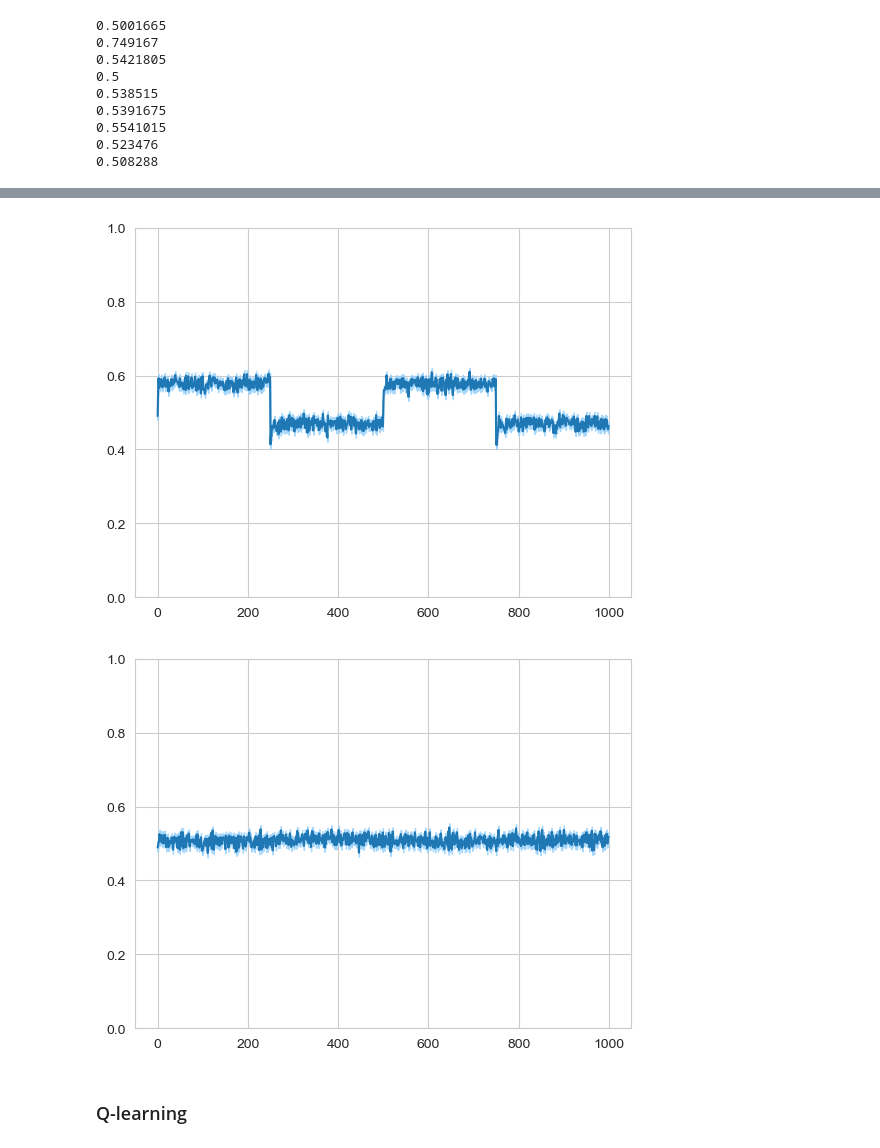
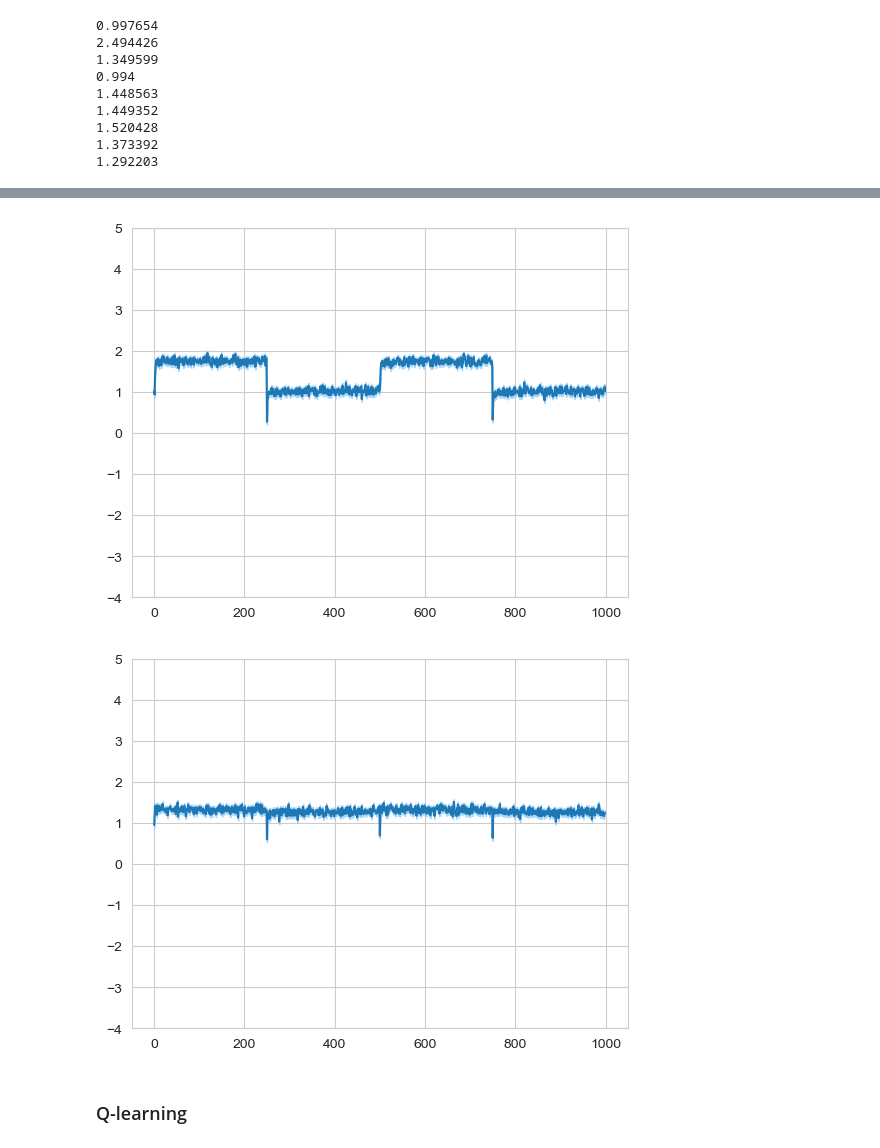
Before and after one commit to marek1n/rl-sim, a Jupyter notebook: RLsim.ipynb, the cells around one changed output, grey strips where cells are left out. Saved outputs shown, nothing was run; the diff lists cells and outputs as text; code cells hidden in the pictures.

```diff
--- a/RLsim.ipynb
+++ b/RLsim.ipynb
@@ -37,6 +58,6 @@ F.plot_choices_beliefs(choice_hist, belief_hist, context_hist, choice_action_nam
 # %%
 # env = Env(payoff_structure=(0.6, 0.3, 0.1))
-high_low_var = (1, 0, 0)
+high_low_var = (4, -2, 0)
 env = Env(payoff_structure=high_low_var)
 env_actinf = Env_ActInf(p_reward=0.7, context=env.best_action) # TODO
 
@@ -165,15 +181,15 @@ returns_all =  (returns_Q, returns_Q_smart, returns_Q_social, returns_Q_greedy,
 for ret in returns_all:
     print(np.mean(ret))
 # %% [output]
-0.5001665
-0.749167
-0.5421805
-0.5
-0.538515
-0.5391675
-0.5541015
-0.523476
-0.508288
+0.997654
+2.494426
+1.349599
+0.994
+1.448563
+1.449352
+1.520428
+1.373392
+1.292203
 # %%
 # F.plot_returns(returns_Q)
 # F.plot_returns(returns_Q_greedy)
@@ -184,4 +200,5 @@ for ret in returns_all:
 
 for ret in returns_all:
     F.plot_returns(ret)
+    plt.ylim(-4,5)
 # %% [output]
@@ -195,5 +212,5 @@ for ret in returns_all:
-[figure, old version]
+[figure, new version]
-[figure, old version]
+[figure, new version]
 # %% [markdown]
 ### Q-learning
 # %%
```
Also changed, not shown: parts of 5 cells of this notebook, 2 other files.
